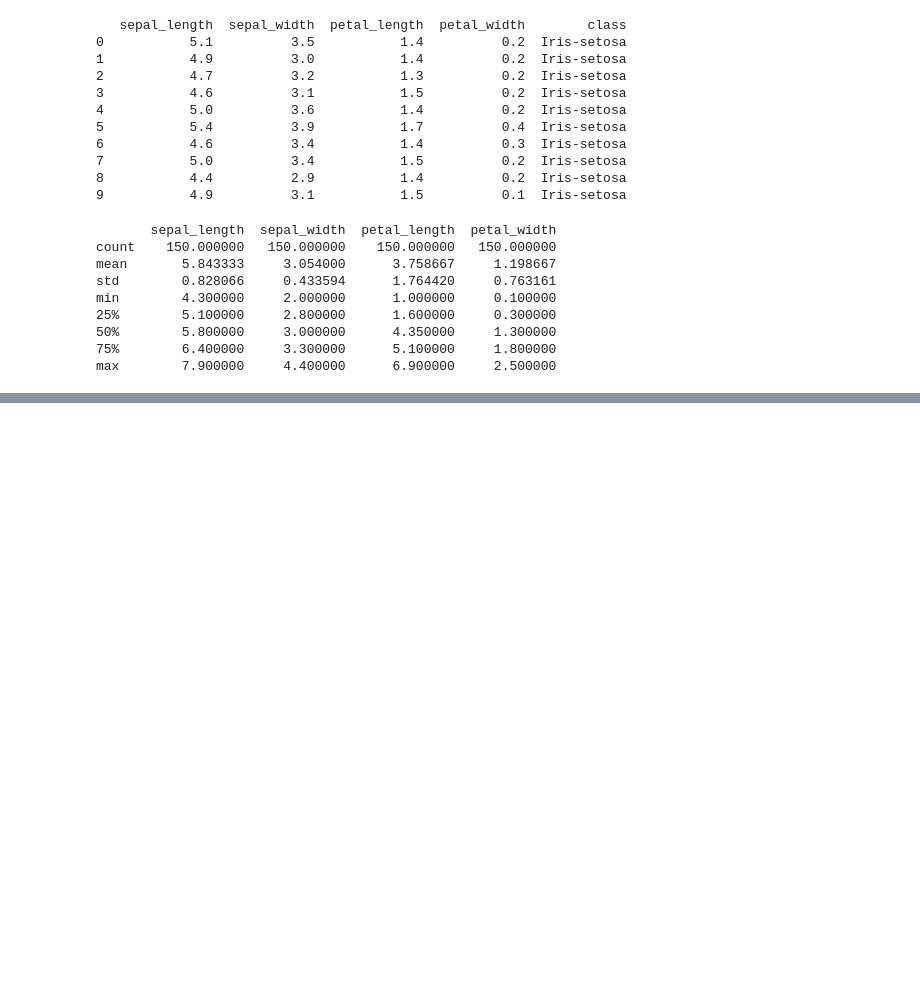
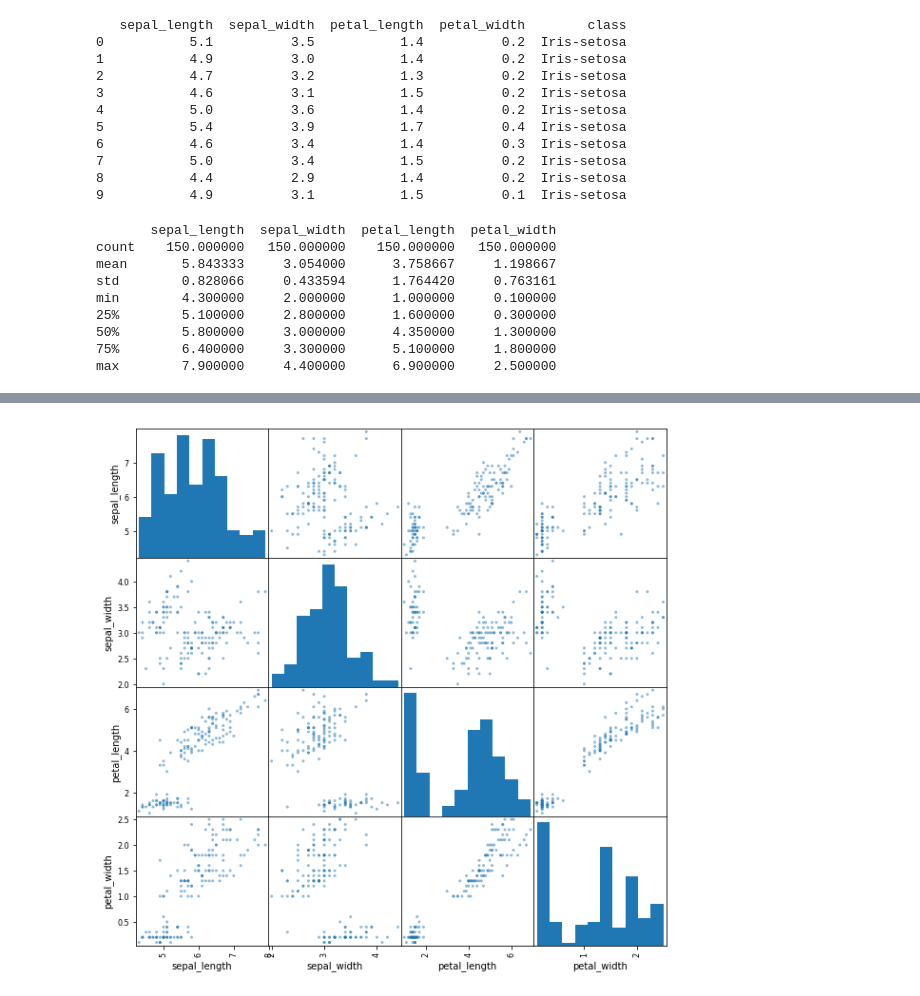
Before and after one commit to MTayyabSaeed/machine-learning, a Jupyter notebook: ml-iris-problem/ml-iris-problem.ipynb, the cells around one changed output, grey strips where cells are left out. Saved outputs shown, nothing was run; the diff lists cells and outputs as text; code cells hidden in the pictures; blank space fills up the shorter version.

```diff
--- a/ml-iris-problem/ml-iris-problem.ipynb
+++ b/ml-iris-problem/ml-iris-problem.ipynb
@@ -113,0 +141,6 @@ max        7.900000     4.400000      6.900000     2.500000
+# %%
+# Multivariate plots (scatter_matrix
+scatter_matrix(dataset, figsize=(10, 10))
+plt.show()
+# %% [output]
+[figure, added]
```
Also changed, not shown: parts of 5 cells of this notebook.
